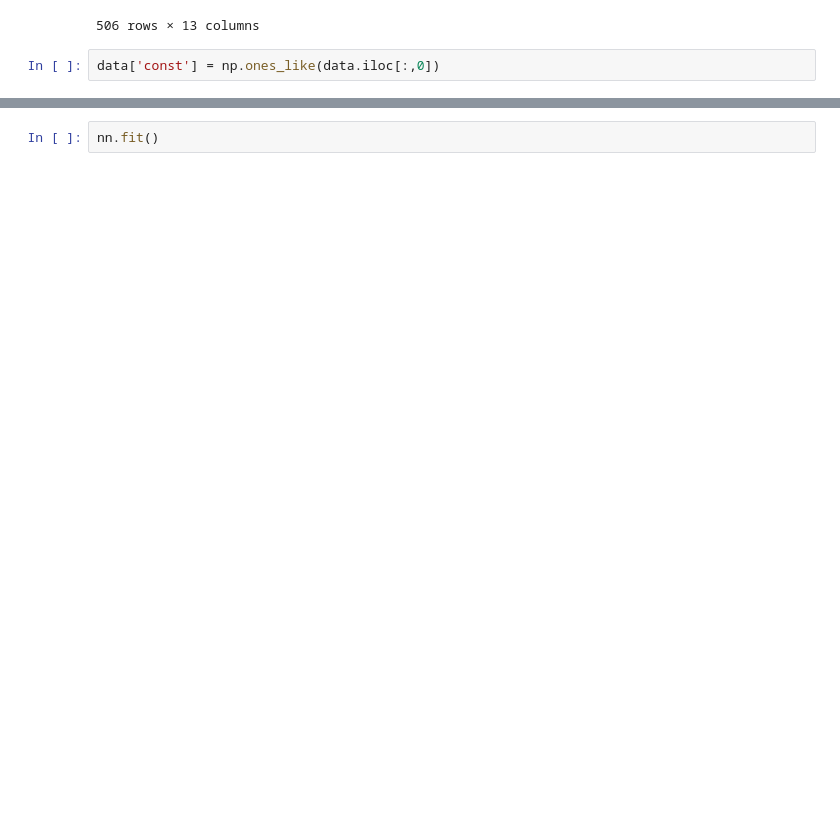
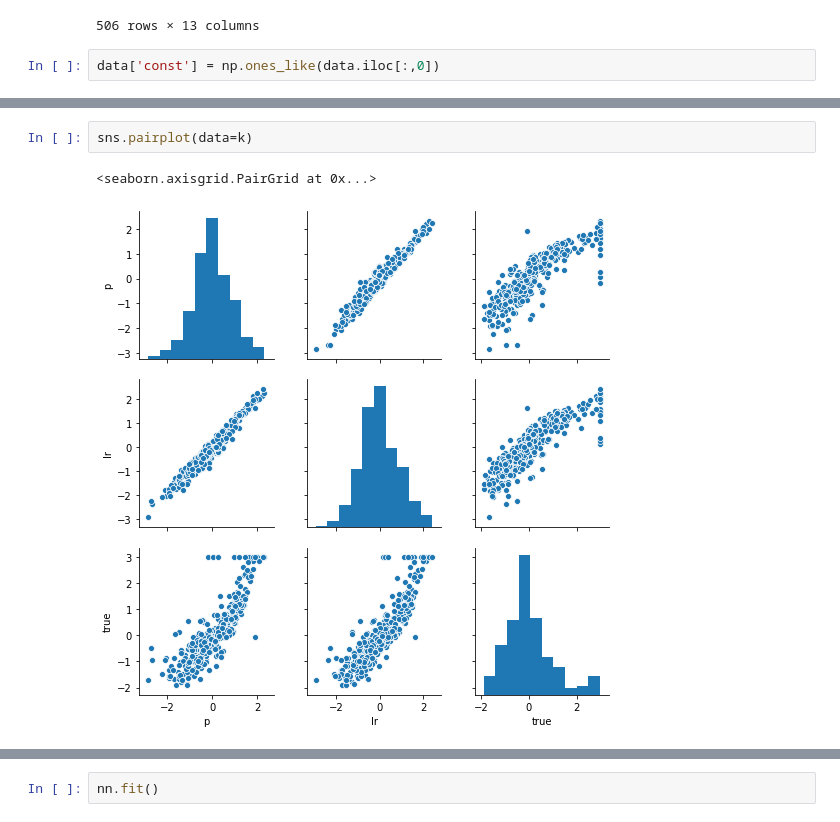
Before and after one commit to SSAFY-ML/Algo, a Jupyter notebook: perceptron.ipynb, the cells around one changed output, grey strips where cells are left out. Cells and saved outputs as stored; diff of their text form; blank space fills up the shorter version.

```diff
--- a/perceptron.ipynb
+++ b/perceptron.ipynb
@@ -60,0 +139,5 @@ nn = Percep(data, target)
+# %%
+sns.pairplot(data=k)
+# %% [output]
+<seaborn.axisgrid.PairGrid at 0x...>
+[figure, added]
```
Also changed, not shown: parts of 16 cells of this notebook, 1 other file.
